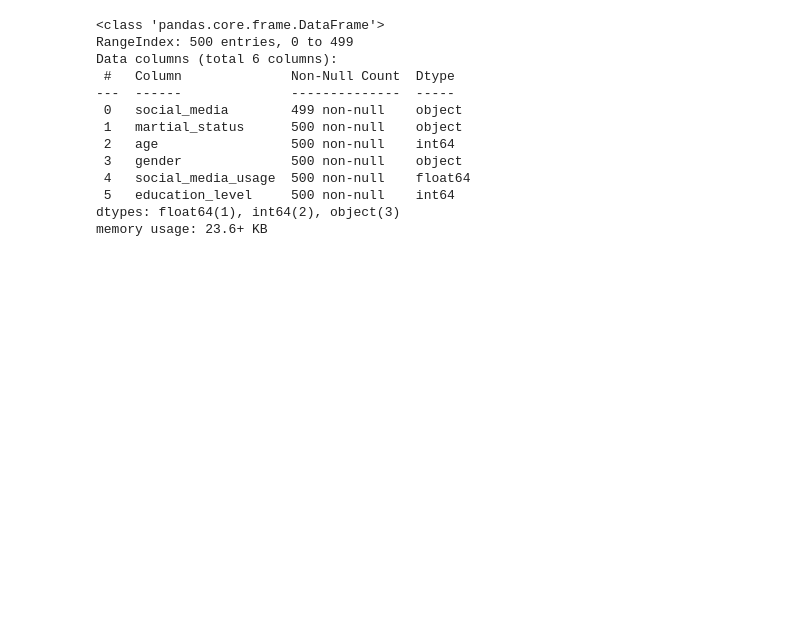
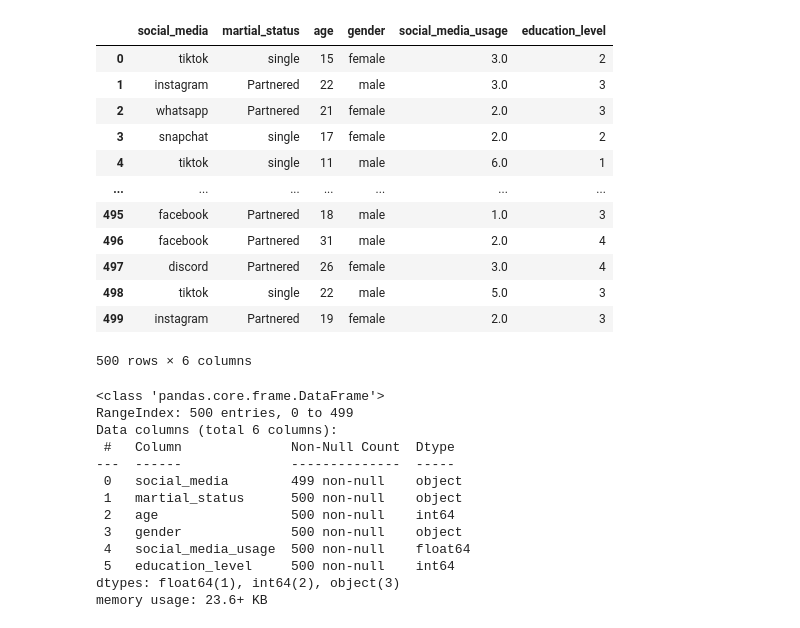
Before and after one commit to diyadlshad/SocialmediaUsage, a Jupyter notebook: Python_SocialMediaUsage.ipynb, the cells around one changed output. Saved outputs shown, nothing was run; the diff lists cells and outputs as text; code cells hidden in the pictures; blank space fills up the shorter version.

```diff
--- a/Python_SocialMediaUsage.ipynb
+++ b/Python_SocialMediaUsage.ipynb
@@ -3,12 +3,30 @@
 # %%
 import numpy as np
 import pandas as pd
 import seaborn as sns
+import scipy.stats as st
+import matplotlib.pyplot as plt
+
+
 url='https://raw.githubusercontent.com/Ballen-jaza/SocialmediaUsage/main/socialmediausage.csv'
 
 mydata = pd.read_csv(url)
 
-mydata.tail(11)
+mydata
+# %% [output]
+|  | social_media | martial_status | age | gender | social_media_usage | education_level |
+| 0 | tiktok | single | 15 | female | 3.0 | 2 |
+| 1 | instagram | Partnered | 22 | male | 3.0 | 3 |
+| 2 | whatsapp | Partnered | 21 | female | 2.0 | 3 |
+| 3 | snapchat | single | 17 | female | 2.0 | 2 |
+| 4 | tiktok | single | 11 | male | 6.0 | 1 |
+| ... | ... | ... | ... | ... | ... | ... |
+| 495 | facebook | Partnered | 18 | male | 1.0 | 3 |
+| 496 | facebook | Partnered | 31 | male | 2.0 | 4 |
+| 497 | discord | Partnered | 26 | female | 3.0 | 4 |
+| 498 | tiktok | single | 22 | male | 5.0 | 3 |
+| 499 | instagram | Partnered | 19 | female | 2.0 | 3 |
+500 rows × 6 columns
 # %%
 mydata.info()
 # %% [output]
```
Also changed, not shown: parts of 1 cell of this notebook.
